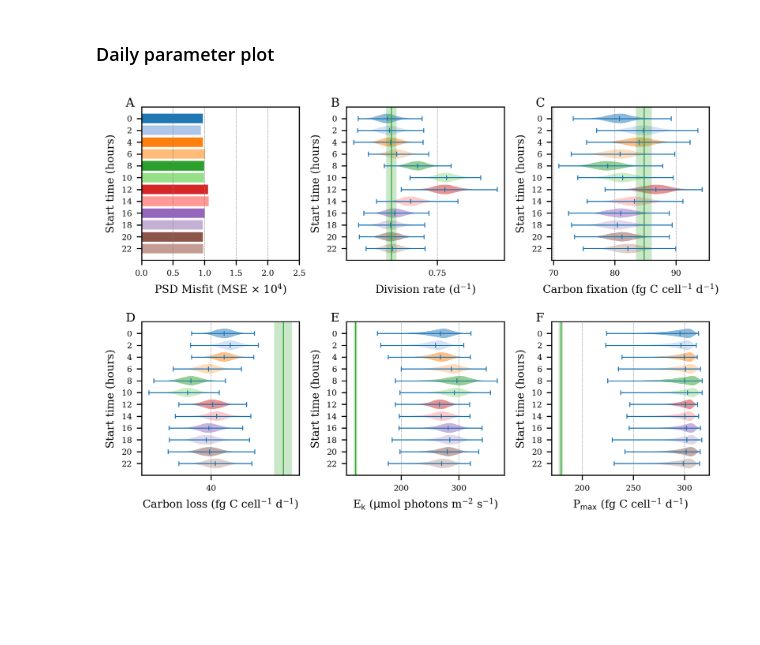
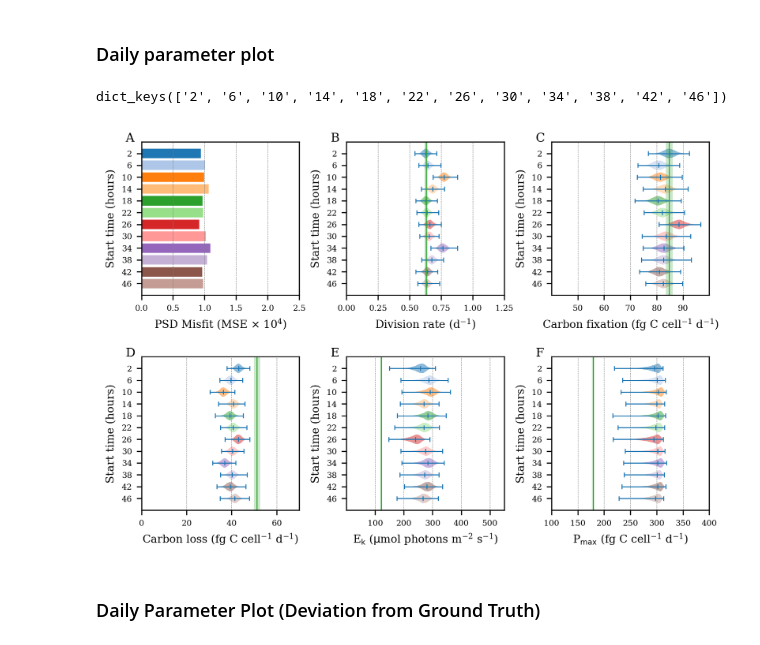
Before and after one commit to CBIOMES/bayesian-matrix-population-model, a Jupyter notebook: notebooks/figures_rolling_window.ipynb, the cells around one changed output. Saved outputs shown, nothing was run; the diff lists cells and outputs as text; code cells hidden in the pictures; blank space fills up the shorter version.

```diff
--- a/notebooks/figures_rolling_window.ipynb
+++ b/notebooks/figures_rolling_window.ipynb
@@ -25,12 +25,14 @@ use_testdata = False
 show_data = True
 
 # netCDF input file
-input_name = '../results/zinser_results_window3.nc'
+input_name = '../results/zinser_results_window_test_long.nc'
 
 # write out generated plots
 save_plots = True
 
 prior_only = False
+
+plot_fitted = False
 # %% [markdown]
 ## Load Data
 # %%
@@ -392,6 +322,12 @@ if show_data:
 # Figures
 # %% [markdown]
 ### Daily parameter plot
+# %%
+if '50' in mcmcs['m_bmb'].keys():
+    mcmcs['m_bmb'].pop('50')
+mcmcs['m_bmb'].keys()
+# %% [output]
+dict_keys(['2', '6', '10', '14', '18', '22', '26', '30', '34', '38', '42', '46'])
 # %%
 if 'size_units' not in globals():
     size_units = 'fg C cell$^{-1}$'
@@ -433,10 +369,11 @@ def get_misfit(mcmcs, data):
     obs = data['obs']
     ee = np.zeros(len(mcmcs))
     for ii, window in enumerate(mcmcs):
+        start_time = int(window) // 2
         duration = len(mcmcs[window]['obstime'])
         mod_mean = np.mean(mcmcs[window]['mod_obspos'], axis=0)
         mod_mean /= np.sum(mod_mean, axis=0)
-        ee[ii] = np.mean((mod_mean-obs[:, ii:(ii+duration)])**2)
+        ee[ii] = np.mean((mod_mean-obs[:, start_time:(start_time+duration)])**2)
     return ee
 
 
@@ -470,12 +407,11 @@ def get_daily_props(mcmcs, prop, dt_h):
     return res
 
 
-# Gather results, initialize figure
-# temp_mcmcs = {key: mcmcs[key] for key in mcmcs if key in mod_list}
+# Plot rolling window results
 for model in mcmcs.keys():
     temp_mcmcs = mcmcs[model].copy()
-    temp_mcmcs.pop(tuple(temp_mcmcs.keys())[-1])
     num_mcmcs = len(temp_mcmcs)
+    duration = len(temp_mcmcs[tuple(temp_mcmcs.keys())[0]]['obstime'])
     fig, axs = plt.subplots(2, 3, figsize=(7.5,5))
 
 
@@ -518,8 +454,6 @@ for model in mcmcs.keys():
                           for window in temp_mcmcs],
                          showmedians=True, vert=False, widths=widths)
 
-    # colors = [colors_model[model] for model in temp_mcmcs]
-
     colors = [cmap(ii) for ii in range(len(temp_mcmcs))]
 
     color_violin(plot, colors, violin_alpha, linewidth)
@@ -540,6 +474,7 @@ for model in mcmcs.keys():
                    ground_truth['dailydivision']+ground_truth['dailydivision_sd'],
                    facecolor='tab:green', alpha=truth_alpha)
     ax.set_ylabel('Start time (hours)')
+    ax.set_xlim(0, 1.25)
 
 
     # Daily growth/respiration
@@ -560,15 +495,11 @@ for model in mcmcs.keys():
                                   for window in daily_props[prop]],
                                  showmedians=True, vert=False, widths=widths)
 
-    #         colors = [colors_model[model] for model in temp_mcmcs
-    #                   if model != 'm_bmx']
             colors = [cmap(ii) for ii in range(len(temp_mcmcs))]
 
-    #         ax.set_ylim(-0.84, num_mcmcs-0.16)
             ax.set_yticks(np.arange(1, num_mcmcs+1))
-    #         ax.text(0.03, 1-1/(num_mcmcs+1), 'no carbon loss', transform = ax.transAxes,
-    #                 color=colors_model['m_bmx'], fontsize=8)
             ax.set_xticks(np.linspace(0, 60, num=4))
+            ax.set_xlim(0, 70)
 
         elif prop == 'growth':
 
@@ -578,11 +509,11 @@ for model in mcmcs.keys():
                                   for window in daily_props[prop]],
                                  showmedians=True, vert=False, widths=widths)
 
-    #         colors = [colors_model[model] for model in temp_mcmcs]
             colors = [cmap(ii) for ii in range(len(temp_mcmcs))]
 
             ax.set_yticks(np.arange(1, num_mcmcs+1))
             ax.set_xticks(np.linspace(50, 90, num=5))
+            ax.set_xlim(40, 100)
 
         ax.set(yticklabels=windows,
                xlabel=xlabels[prop])
@@ -614,7 +545,6 @@ for model in mcmcs.keys():
     plot = ax.violinplot([temp_mcmcs[window]['E_star']
                           for window in temp_mcmcs],
                          showmedians=True, vert=False, widths=0.8)
-    # colors = [colors_model[model] for model in temp_mcmcs]
     colors = [cmap(ii) for ii in range(len(temp_mcmcs))]
 
     color_violin(plot, colors, violin_alpha, linewidth)
@@ -638,6 +568,7 @@ for model in mcmcs.keys():
     ax.axvspan(true_Estar - Estar_sd, true_Estar + Estar_sd,
                facecolor=truth_color, alpha=truth_alpha)
     ax.set_ylabel('Start time (hours)')
+    ax.set_xlim(0, 550)
 
 
     # Pmax
@@ -657,31 +588,32 @@ for model in mcmcs.keys():
     colors = [cmap(ii) for ii in range(len(temp_mcmcs))]
 
     color_violin(plot, colors, violin_alpha, linewidth)
 
     ax.invert_yaxis()
     ax.set(yticks=np.arange(1, num_mcmcs+1),
            yticklabels=windows,
            xlabel='P$_\max$ (fg C cell$^{-1}$ d$^{-1}$)')
 
     ax.text(xtext, ytext, 'F', transform = ax.transAxes, color=text_color,
             fontsize=fontsize,
             path_effects=[pe.Stroke(linewidth=1, foreground='w'), pe.Normal()])
     ax.grid(which=which_grid, axis=grid_axis, color=grid_color,
             linestyle=grid_style, linewidth=grid_width)
 
     true_pmax = np.mean(np.asarray(zinser_fig3['Pmax'])) * 24
     pmax_sd = np.sqrt(np.sum(np.asarray(zinser_fig3['Pmax-sd'])**2)
                       / (np.asarray(zinser_fig3['Pmax-sd']).shape[0]**2)) * 24
     ax.axvline(true_pmax, color=truth_color, lw=truth_lw)
     ax.axvspan(true_pmax-pmax_sd, true_pmax+pmax_sd, facecolor=truth_color,
                alpha=truth_alpha)
     ax.set_ylabel('Start time (hours)')
+    ax.set_xlim(100, 400)
 
 
     plt.subplots_adjust(hspace=0.4, wspace=0.3)
     if save_plots:
         plt.savefig('../figures/rollingwindow{}{}.pdf'.format(model, duration), bbox_inches='tight', dpi=300)
     plt.show()
     plt.close()
 # %% [output]
-[figure, old version]
+[figure, new version]
@@ -692,3 +620,5 @@ for key in ground_truth.keys():
+# %% [markdown]
+### Daily Parameter Plot (Deviation from Ground Truth)
 # %%
 if 'size_units' not in globals():
     size_units = 'fg C cell$^{-1}$'
```
Also changed, not shown: parts of 6 cells of this notebook, 12 other files.
